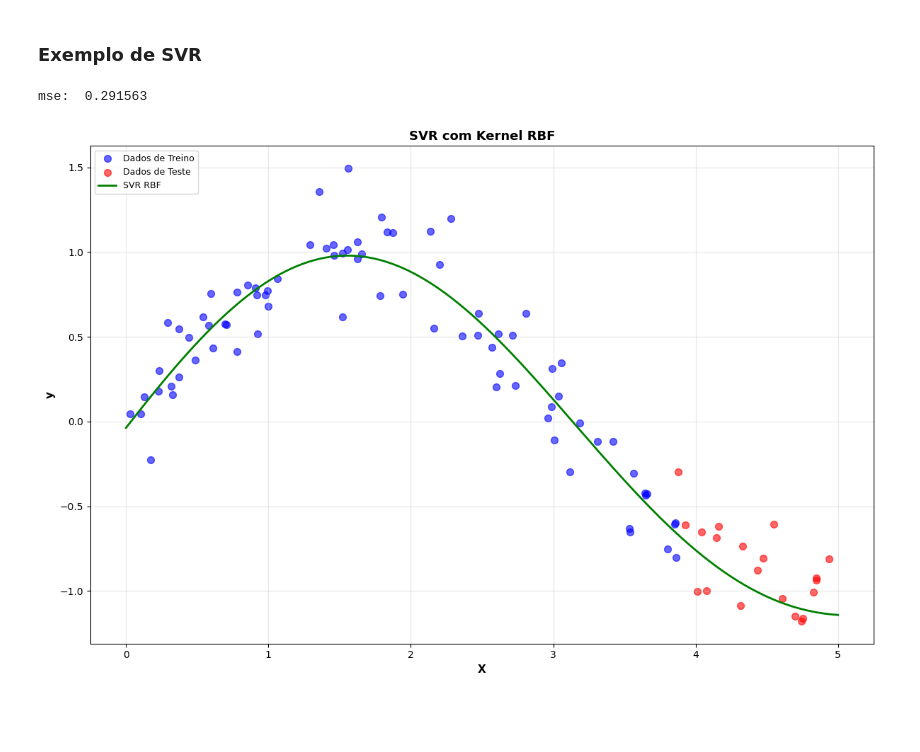
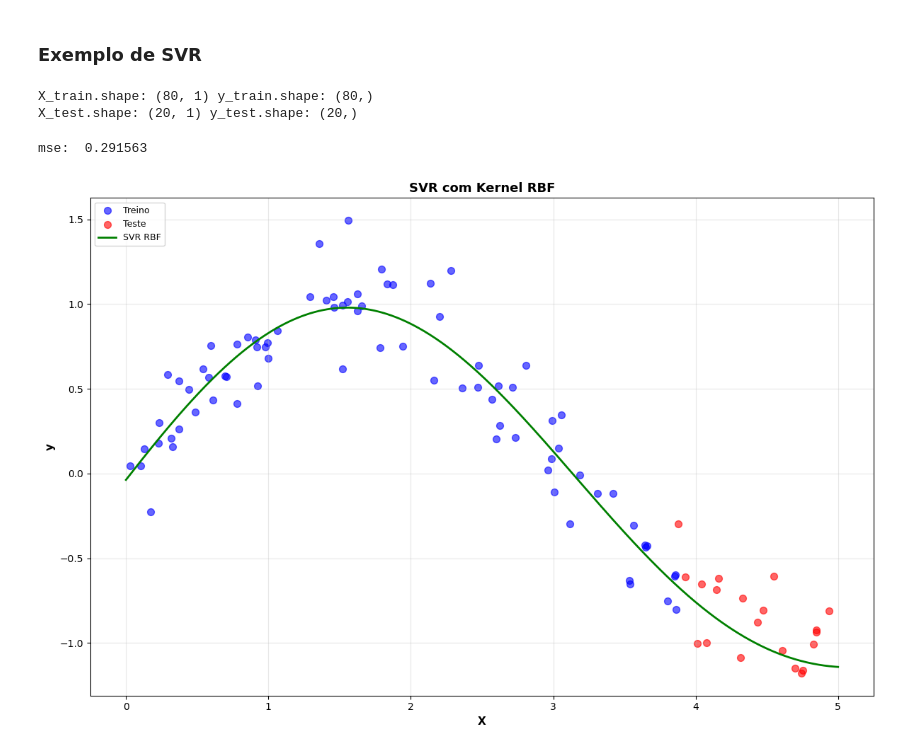
Before and after one commit to xaaaandao/din4072-svm, a Jupyter notebook: svm.ipynb, the cells around one changed output. Cells and saved outputs as stored; diff of their text form; code cells hidden in the pictures; blank space fills up the shorter version.

```diff
--- a/svm.ipynb
+++ b/svm.ipynb
@@ -103,6 +103,9 @@ split = 80
 X_train, X_test = X[:split], X[split:]
 y_train, y_test = y[:split], y[split:]
 
+print("X_train.shape: %s y_train.shape: %s" % (str(X_train.shape), str(y_train.shape)))
+print("X_test.shape: %s y_test.shape: %s" % (str(X_test.shape), str(y_test.shape)))
+
 scaler_X = StandardScaler()
 scaler_y = StandardScaler()
 
@@ -110,6 +113,9 @@ X_train_scaled = scaler_X.fit_transform(X_train)
 y_train_scaled = scaler_y.fit_transform(y_train.reshape(-1, 1)).ravel()
 X_test_scaled = scaler_X.transform(X_test)
 y_test_scaled = scaler_y.transform(y_test.reshape(-1, 1)).ravel()
+# %% [output]
+X_train.shape: (80, 1) y_train.shape: (80,)
+X_test.shape: (20, 1) y_test.shape: (20,)
 # %%
 svr_rbf = SVR(kernel="rbf", C=100, gamma=0.1, epsilon=0.1)
 svr_rbf.fit(X_train_scaled, y_train_scaled)
@@ -128,15 +128,21 @@ y_rbf_plot = scaler_y.inverse_transform(y_rbf_plot_scaled.reshape(-1, 1)).ravel(
 # %%
+X_plot = np.linspace(0, 5, 500).reshape(-1, 1)
+X_plot_scaled = scaler_X.transform(X_plot)
+y_rbf_plot_scaled = svr_rbf.predict(X_plot_scaled)
+y_rbf_plot = scaler_y.inverse_transform(y_rbf_plot_scaled.reshape(-1, 1)).ravel()
+
 fig, ax = plt.subplots(figsize=(12, 8))
 
-ax.scatter(X_train, y_train, c="blue", s=50, alpha=0.6, label="Dados de Treino")
-ax.scatter(X_test, y_test, c="red", s=50, alpha=0.6, label="Dados de Teste")
+ax.scatter(X_train, y_train, c="blue", s=50, alpha=0.6, label="Treino")
+ax.scatter(X_test, y_test, c="red", s=50, alpha=0.6, label="Teste")
 ax.plot(X_plot, y_rbf_plot, "g-", linewidth=2, label="SVR RBF")
 ax.set_xlabel("X", fontsize=11, fontweight="bold")
 ax.set_ylabel("y", fontsize=11, fontweight="bold")
 ax.set_title("SVR com Kernel RBF", fontsize=13, fontweight="bold")
 ax.legend(loc="upper left", fontsize=9)
 ax.grid(True, alpha=0.3)
+
 plt.tight_layout()
 plt.show()
 # %% [output]
-[figure, old version]
+[figure, new version]
```
Also changed, not shown: parts of 3 cells of this notebook.
